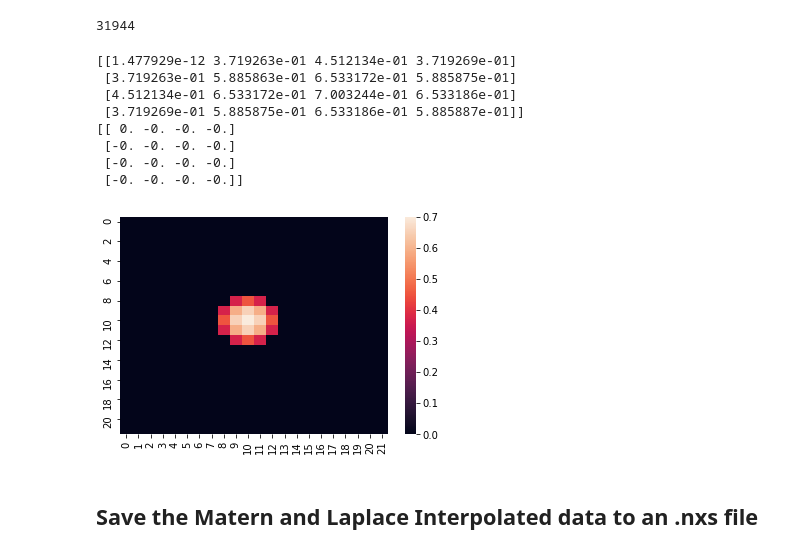
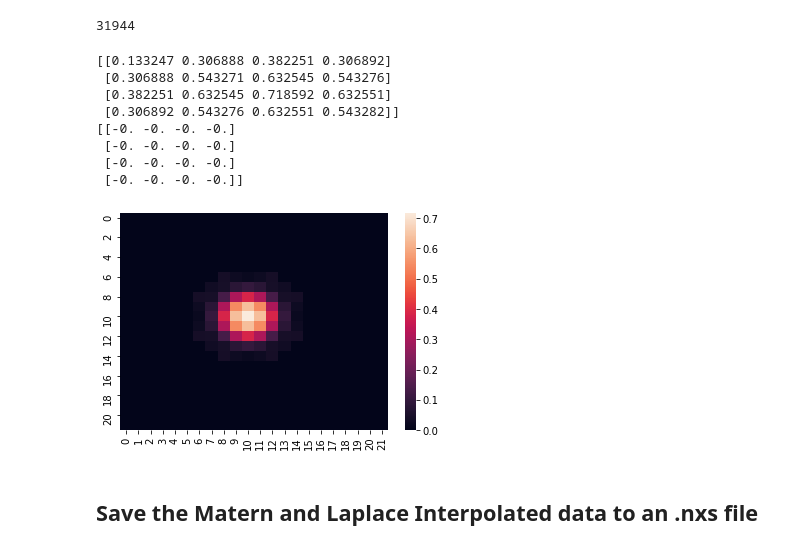
Before and after one commit to haleycl/LaplaceInterpolation.jl, a Jupyter notebook: Notebooks/python/MaternInterpolationWorkflow.ipynb, the cells around one changed output. Drawn from its saved outputs; the diff is of its cells as text; code cells hidden in the pictures.

```diff
--- a/Notebooks/python/MaternInterpolationWorkflow.ipynb
+++ b/Notebooks/python/MaternInterpolationWorkflow.ipynb
@@ -355,19 +355,19 @@ ygrid = yflat.reshape(idx, idx, idx)
 31944
 # %%
 import seaborn as sns
-sns.heatmap(ygrid[17,:,:] - restored_img_full[17,0:22,0:22])
-print(ygrid[17,8:12,8:12])
-print(restored_img_full[17,8:12,8:12])
+sns.heatmap(ygrid[16,:,:] - restored_img_full[16,0:22,0:22])
+print(ygrid[16,8:12,8:12])
+print(restored_img_full[16,8:12,8:12])
 # %% [output]
-[[1.477929e-12 3.719263e-01 4.512134e-01 3.719269e-01]
- [3.719263e-01 5.885863e-01 6.533172e-01 5.885875e-01]
- [4.512134e-01 6.533172e-01 7.003244e-01 6.533186e-01]
- [3.719269e-01 5.885875e-01 6.533186e-01 5.885887e-01]]
-[[ 0. -0. -0. -0.]
+[[0.133247 0.306888 0.382251 0.306892]
+ [0.306888 0.543271 0.632545 0.543276]
+ [0.382251 0.632545 0.718592 0.632551]
+ [0.306892 0.543276 0.632551 0.543282]]
+[[-0. -0. -0. -0.]
  [-0. -0. -0. -0.]
  [-0. -0. -0. -0.]
  [-0. -0. -0. -0.]]
-[figure, old version]
+[figure, new version]
 # %% [markdown]
 ## Save the Matern and Laplace Interpolated data to an .nxs file
 # %%
```
